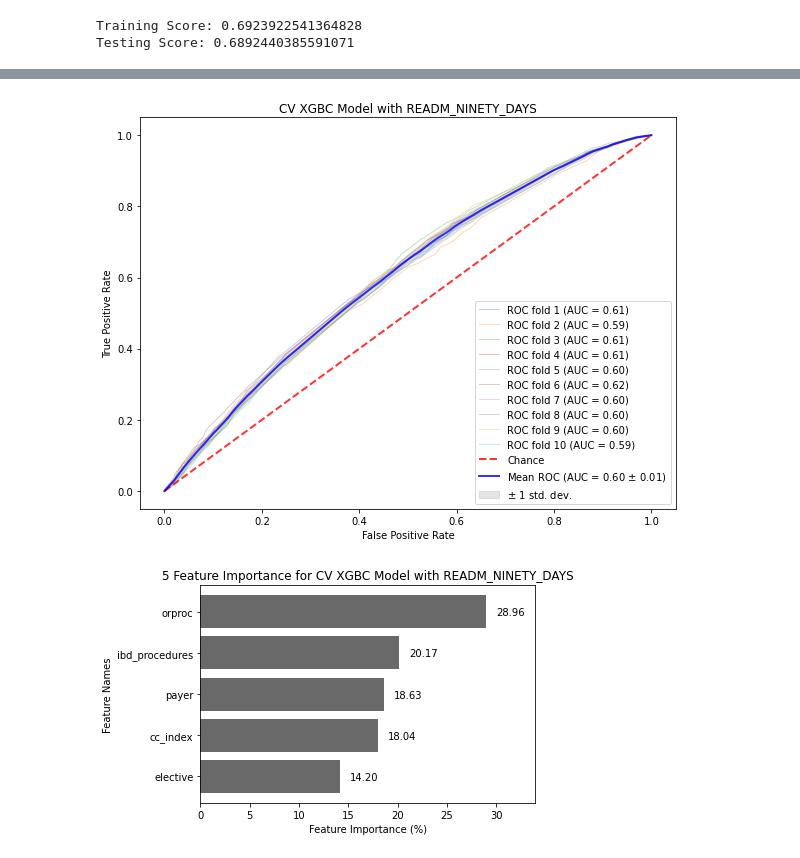
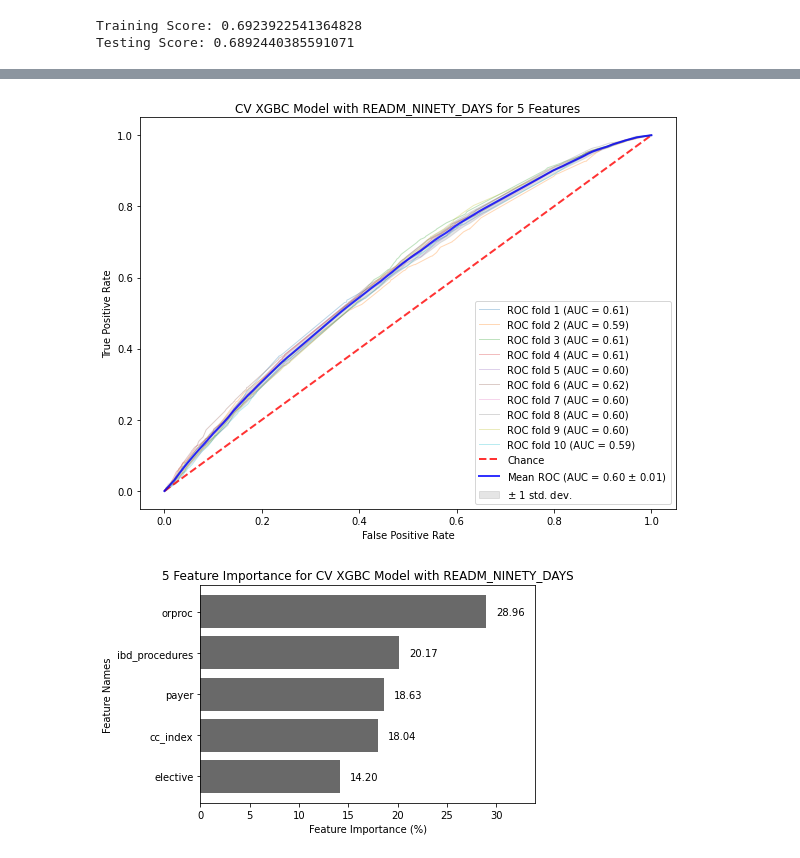
Before and after one commit to Autonomousse/UCSD_NRD_2017, a Jupyter notebook: NRD_2013_ML_Final_5_Features_SP.ipynb, the cells around one changed output, grey strips where cells are left out. Drawn from its saved outputs; the diff is of its cells as text; code cells hidden in the pictures.

```diff
--- a/NRD_2013_ML_Final_5_Features_SP.ipynb
+++ b/NRD_2013_ML_Final_5_Features_SP.ipynb
@@ -1388,8 +1388,8 @@ scores_df_xgbc_ninety
 # %%
 # Cross validated ROC/AUC chart, run classifier with cross-validation and plot ROC curves.
-draw_cv_auc_roc(model_xgbc_ninety, cv, cleaned_data_wo_outcome_df_xgbc_ninety, target_srs_xgbc_ninety, num_features, 'CV XGBC Model with READM_NINETY_DAYS')
+draw_cv_auc_roc(model_xgbc_ninety, cv, cleaned_data_wo_outcome_df_xgbc_ninety, target_srs_xgbc_ninety, num_features, f'CV XGBC Model with READM_NINETY_DAYS for {num_features} Features')
 # %% [output]
-[figure, old version]
+[figure, new version]
 # %%
 # Grab the feature importance using the cross validation XGBClassifier model.
 importance_xgbc_ninety = sorted(zip(model_xgbc_ninety.feature_importances_*100, X_train_xgbc_ninety))
```
Also changed, not shown: parts of 17 cells of this notebook, 2 other files.
